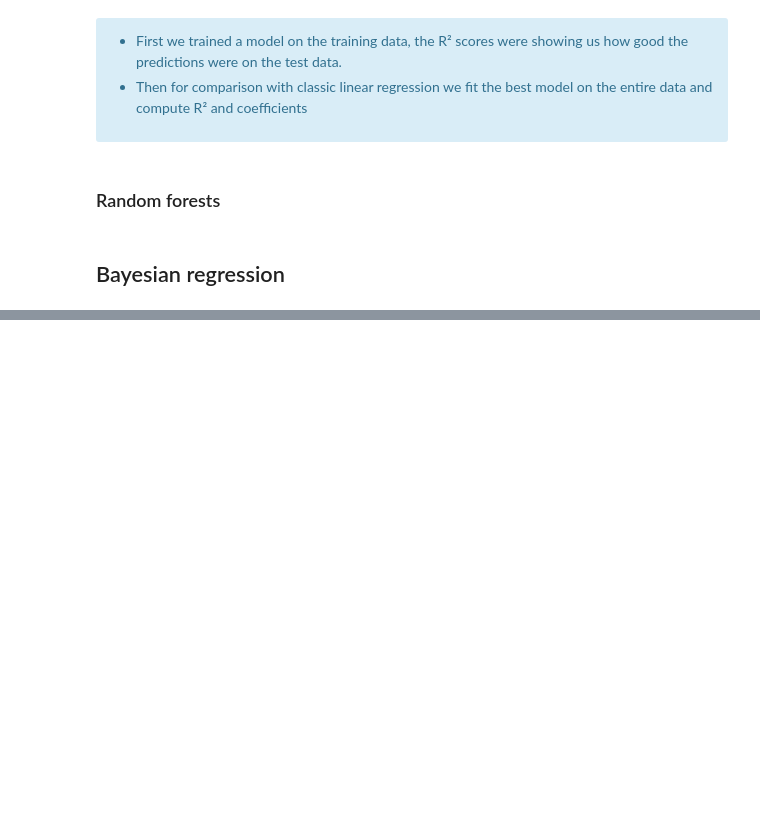
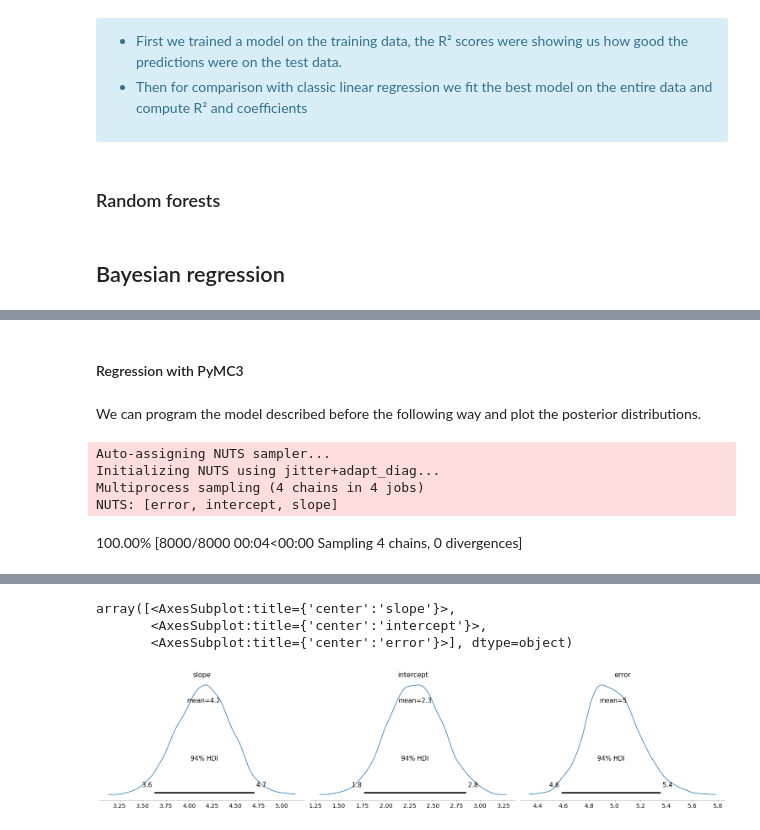
Before and after one commit to ElectronicsArchiver/tewa1_cogpsy_python, a Jupyter notebook: final_project_dataset_2.ipynb, the cells around one changed output, grey strips where cells are left out. Saved outputs shown, nothing was run; the diff lists cells and outputs as text; code cells hidden in the pictures; blank space fills up the shorter version.

```diff
--- a/final_project_dataset_2.ipynb
+++ b/final_project_dataset_2.ipynb
@@ -396,6 +352,0 @@ ax.scatter(X, y);
-# %%
-from sklearn.model_selection import train_test_split
-
-X_train, X_test, y_train, y_test = train_test_split(X, y, test_size=0.3)
-
-model = LinearRegression()
@@ -404,2 +352,0 @@ Fit the model
-# %%
-model.fit(X_train, y_train)
@@ -538,0 +415,27 @@ model_big.summary
+# %% [markdown]
+#### Regression with PyMC3
+# %% [markdown]
+We can program the model described before the following way and plot the posterior distributions.
+# %%
+import pymc3 as pm
+import arviz as az
+
+with pm.Model() as model:
+    # define priors
+    a = pm.Normal('slope', 0, 16)
+    b = pm.Normal('intercept', 0, 16)
+    s = pm.Exponential('error', 1)
+
+    # predictions
+    obs = pm.Normal('observation', a*x + b, s, observed=y)
+
+    # use MCMC to sample
+    trace = pm.sample(return_inferencedata=True)
+
+az.plot_posterior(trace)
+# %% [output]
+Auto-assigning NUTS sampler...
+Initializing NUTS using jitter+adapt_diag...
+Multiprocess sampling (4 chains in 4 jobs)
+NUTS: [error, intercept, slope]
+100.00% [8000/8000 00:04<00:00 Sampling 4 chains, 0 divergences]
@@ -538,0 +443,4 @@ model_big.summary
+array([<AxesSubplot:title={'center':'slope'}>,
+       <AxesSubplot:title={'center':'intercept'}>,
+       <AxesSubplot:title={'center':'error'}>], dtype=object)
+[figure, added]
```
Also changed, not shown: parts of 61 cells of this notebook.
